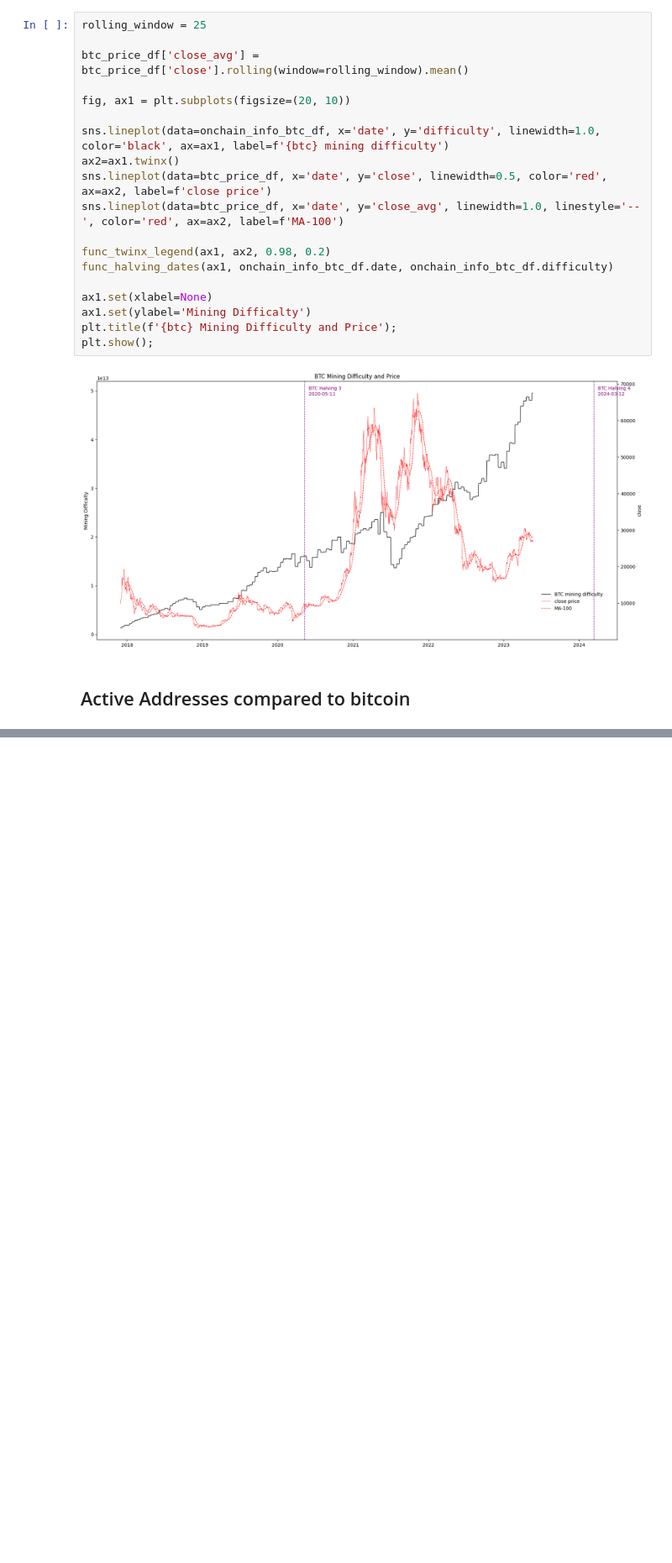
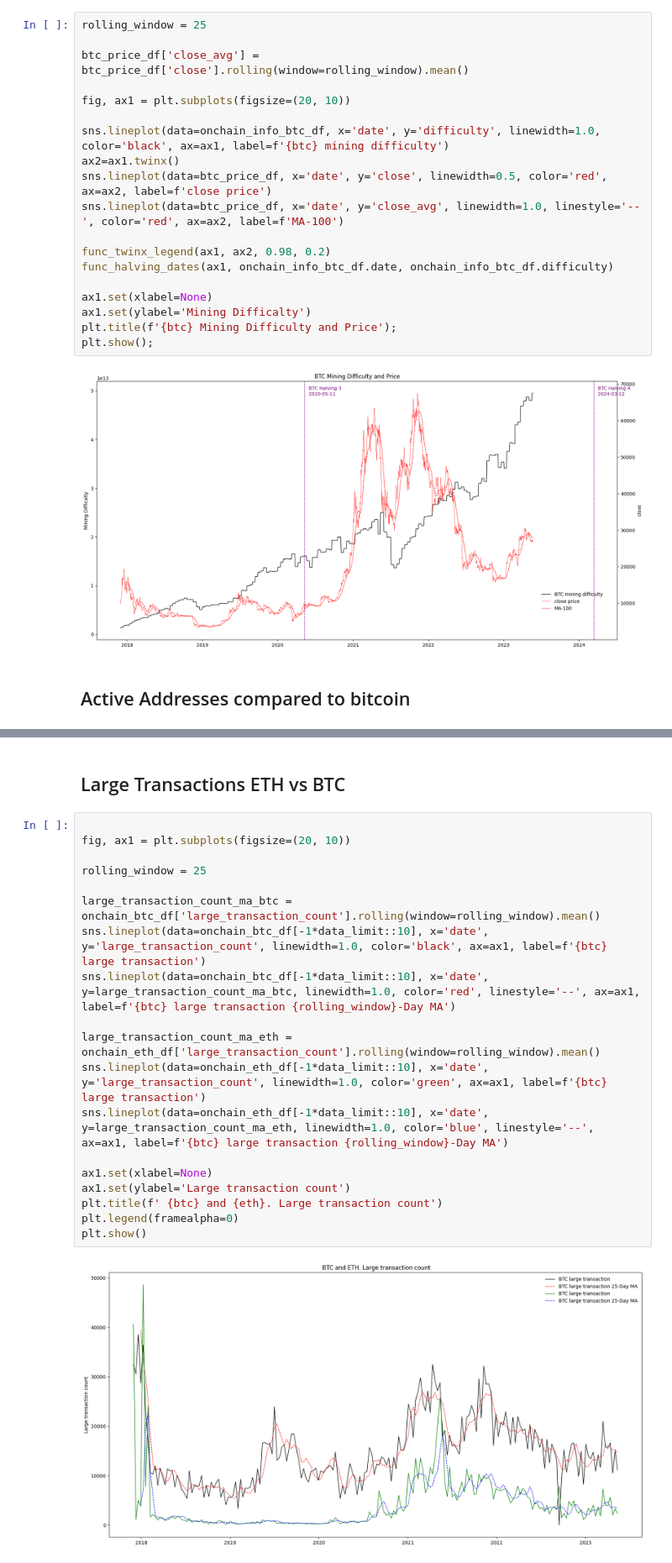
Before and after one commit to veiganlime/data-analytics, a Jupyter notebook: on-chain.ipynb, the cells around one changed output, grey strips where cells are left out. Shown at 84% size. Cells and saved outputs as stored; diff of their text form; blank space fills up the shorter version.

```diff
--- a/on-chain.ipynb
+++ b/on-chain.ipynb
@@ -269,0 +292,23 @@ plt.show()
+# %% [markdown]
+## Large Transactions ETH vs BTC
+# %%
+
+fig, ax1 = plt.subplots(figsize=(20, 10))
+
+rolling_window = 25
+
+large_transaction_count_ma_btc = onchain_btc_df['large_transaction_count'].rolling(window=rolling_window).mean()
+sns.lineplot(data=onchain_btc_df[-1*data_limit::10], x='date', y='large_transaction_count', linewidth=1.0, color='black', ax=ax1, label=f'{btc} large transaction')
+sns.lineplot(data=onchain_btc_df[-1*data_limit::10], x='date', y=large_transaction_count_ma_btc, linewidth=1.0, color='red', linestyle='--', ax=ax1, label=f'{btc} large transaction {rolling_window}-Day MA')
+
+large_transaction_count_ma_eth = onchain_eth_df['large_transaction_count'].rolling(window=rolling_window).mean()
+sns.lineplot(data=onchain_eth_df[-1*data_limit::10], x='date', y='large_transaction_count', linewidth=1.0, color='green', ax=ax1, label=f'{btc} large transaction')
+sns.lineplot(data=onchain_eth_df[-1*data_limit::10], x='date', y=large_transaction_count_ma_eth, linewidth=1.0, color='blue', linestyle='--', ax=ax1, label=f'{btc} large transaction {rolling_window}-Day MA')
+
+ax1.set(xlabel=None)
+ax1.set(ylabel='Large transaction count')
+plt.title(f' {btc} and {eth}. Large transaction count')
+plt.legend(framealpha=0)
+plt.show()
+# %% [output]
+[figure, added]
```
Also changed, not shown: parts of 4 cells of this notebook, 1 other file.
